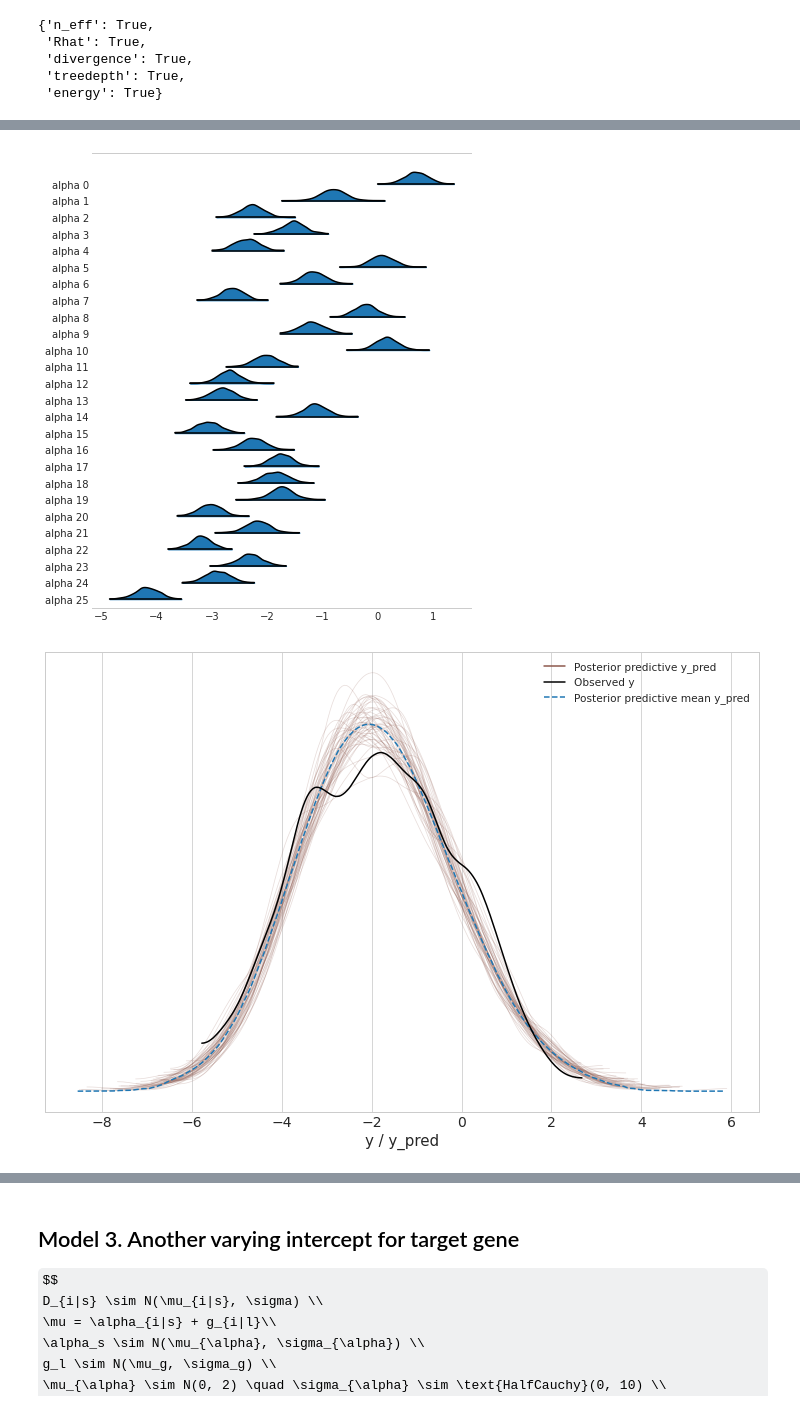
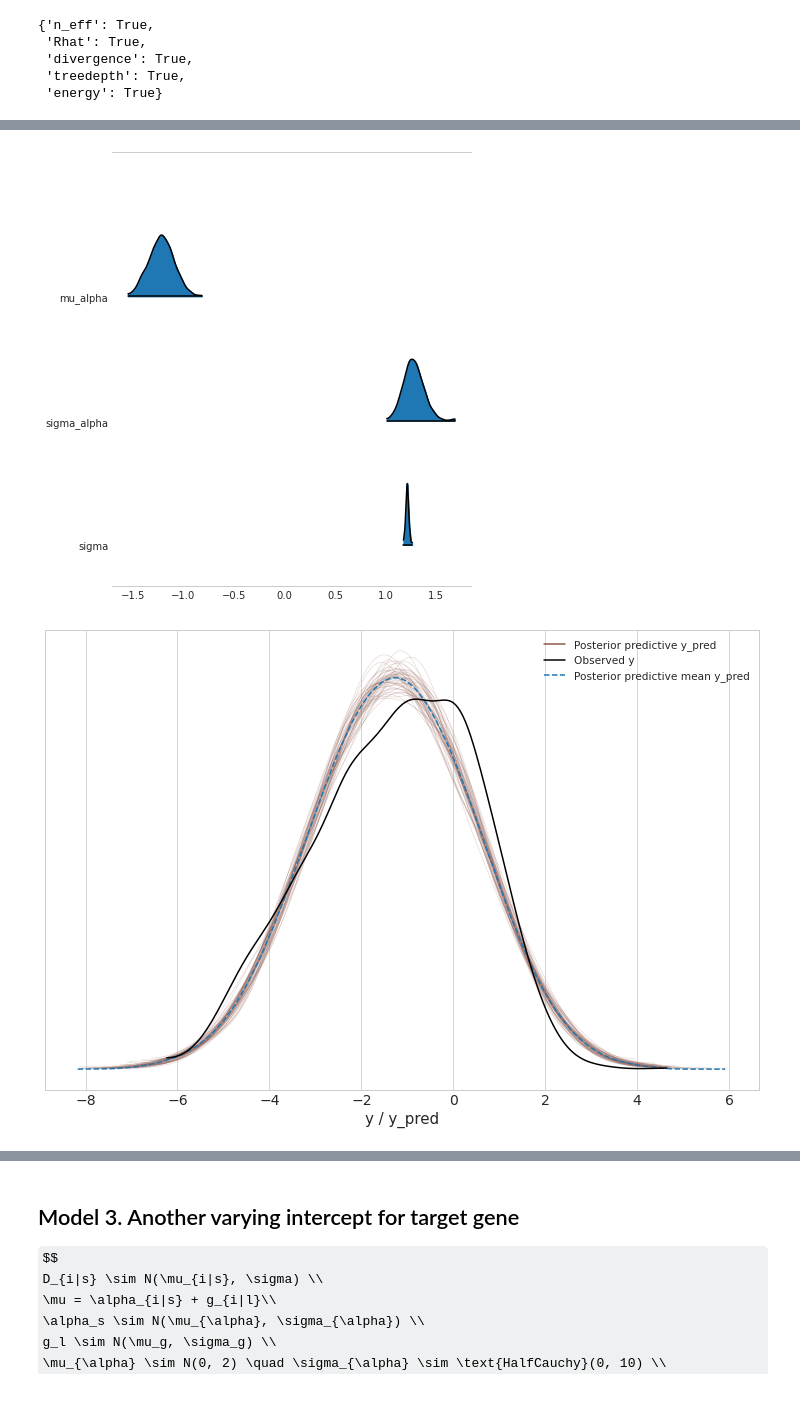
Before and after one commit to jhrcook/demeter2-stan, a Jupyter notebook: notebooks/005_demeter2-in-stan.ipynb, the cells around one changed output, grey strips where cells are left out. Saved outputs shown, nothing was run; the diff lists cells and outputs as text; code cells hidden in the pictures; some formulas as TeX source.

```diff
--- a/notebooks/005_demeter2-in-stan.ipynb
+++ b/notebooks/005_demeter2-in-stan.ipynb
@@ -138,8 +139,8 @@ np.unique(modeling_data.gene_symbol)
 array(['BRAF', 'COG3', 'COL8A1', 'EGFR', 'EIF6', 'ESPL1', 'GRK5', 'KRAS',
        'PTK2', 'RC3H2', 'RHBDL2', 'SDHB', 'TRIM39'], dtype=object)
 # %%
-model_testing_genes = ['COG3', 'KRAS', 'COL8A1', 'EIF6']
-modeling_data = modeling_data[modeling_data.gene_symbol.isin(model_testing_genes)]
+# model_testing_genes = ['COG3', 'KRAS', 'COL8A1', 'EIF6']
+# modeling_data = modeling_data[modeling_data.gene_symbol.isin(model_testing_genes)]
 # %%
 genes = set(modeling_data.gene_symbol.to_list())
 fig, axes = plt.subplots(1, 4, figsize=(10, 3))
@@ -364,0 +339,3 @@ INFO:pystan:COMPILING THE C++ CODE FOR MODEL anon_model_27c69fe8813455b868fbd040
+# %%
+d2_m2_file = models_dir / 'd2_m2.cpp'
+d2_m2 = StanModel_cache(file=d2_m2_file.as_posix())
@@ -393,13 +375,14 @@ plt.show()
 # %%
-az.plot_forest(az_d2_m2, kind='ridgeplot', combined=True, var_names=['alpha'])
+az.plot_forest(az_d2_m2, kind='ridgeplot', combined=True,
+               var_names=['mu_alpha', 'sigma_alpha', 'sigma'])
 plt.show()
 # %% [output]
-[figure, old version]
+[figure, new version]
 # %%
 az.plot_ppc(az_d2_m2, data_pairs={'y':'y_pred'}, num_pp_samples=50)
 plt.show()
 # %% [output]
-[figure, old version]
+[figure, new version]
 # %%
 d2_m2_fit.to_dataframe().head()
 # %% [output]
```
Also changed, not shown: parts of 48 cells of this notebook, 33 other files.
